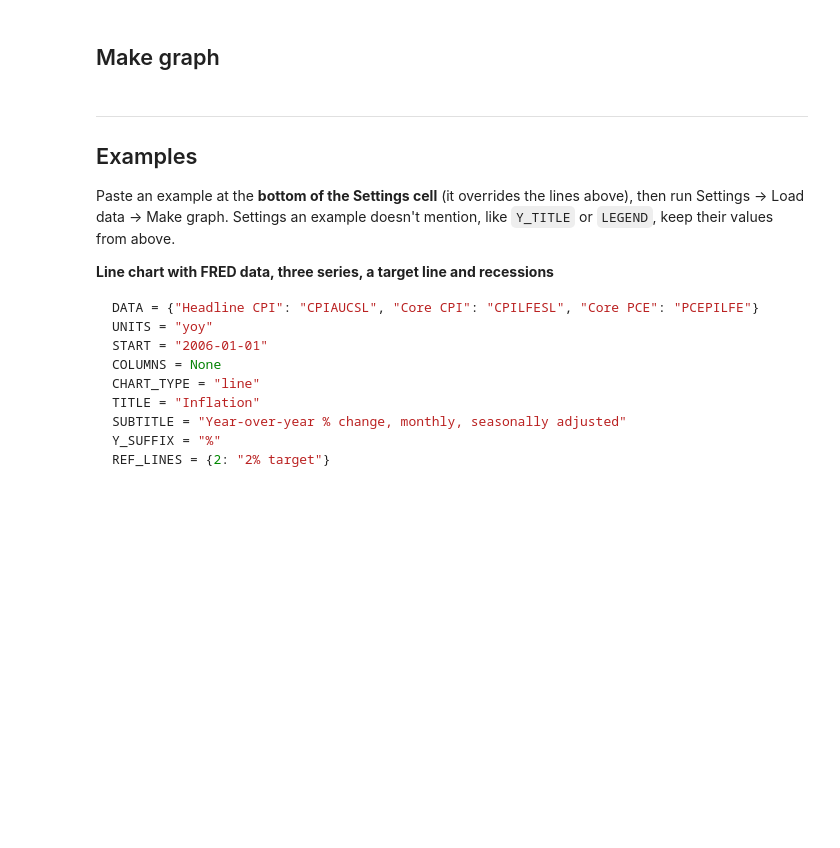
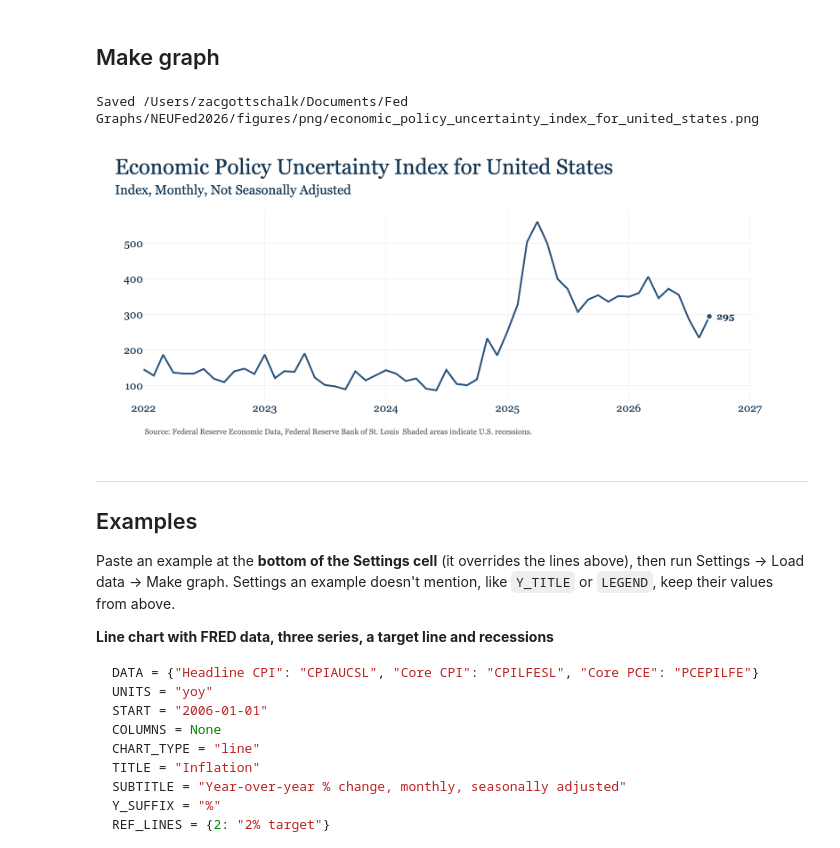
Before and after one commit to ZacG520/NEUFed2026, a Jupyter notebook: make_graph.ipynb, the cells around one changed output. Drawn from its saved outputs; the diff is of its cells as text; code cells hidden in the pictures; blank space fills up the shorter version.

Commit message:
Automation #2 - Post Graphs

```diff
--- a/make_graph.ipynb
+++ b/make_graph.ipynb
@@ -26,17 +26,16 @@ Anything set to `None` uses the default. Options for other chart types or data s
 # ---------------- 1. DATA ----------------
 # FRED: series IDs separated by commas, e.g. "CPIAUCSL, CPILFESL"
 #       or {"Label to show": "SERIES_ID", ...} to name the lines yourself
-# File: a file name in code/data/, e.g. "gdp_contrib.csv" or "hlb_2.xlsx"
-DATA = {"Headline CPI": "CPIAUCSL", "Core CPI": "CPILFESL"}
-
-START = "2015-01-01"          # "YYYY-MM-DD", or None for all data
+# File: a file name in DATA2026, e.g. "gdp_contrib.csv" or "hlb_2.xlsx"
+DATA = [{"Economic Policy Uncertainty Index for United States":"USEPUINDXD"}]
+START = "2022-01-01"          # "YYYY-MM-DD", or None for all data
 END = None
-COLUMNS = None                # which series to keep, e.g. ["Housing", "Core Goods"]; None = all
+COLUMNS = None               # which series to keep, e.g. ["Housing", "Core Goods"]; None = all
                               # a dict renames too: {"ny_fed_1": "NY Fed 1-year"}
 
 # FRED only
-UNITS = "yoy"                 # "level", "change", "yoy_change", "mom", "yoy", "annualized", "log"
-FREQUENCY = None              # None (as published), "m", "q", "a", "w", "d"
+UNITS = "level"                 # "level", "change", "yoy_change", "mom", "yoy", "annualized", "log"
+FREQUENCY = "m"             # None (as published), "m", "q", "a", "w", "d"
 
 # Excel only
 SHEET = None                  # sheet name, or None for the first sheet with data
@@ -44,20 +43,22 @@ SHEET = None                  # sheet name, or None for the first sheet with dat
 # ---------------- 2. CHART ----------------
 CHART_TYPE = "line"           # "line", "contribution", "bar", "dual_axis"
 
-TITLE = "CPI Inflation"
-SUBTITLE = "Year-over-year % change, monthly, seasonally adjusted"
+TITLE = "Economic Policy Uncertainty Index for United States"
+SUBTITLE = "Index, Monthly, Not Seasonally Adjusted"
 Y_TITLE = None                # y-axis title
-SOURCE = "Source: BLS via FRED"
+SOURCE = "Source: Baker, Scott R.; Bloom, Nick; Davis, Steven J. via FRED"
 
 LABELS = None                 # rename series in the legend: {"old name": "new name"}
 COLORS = None                 # {"series": "orange"}; team colors: blue, orange, light_blue, rose, dark_gray
-Y_SUFFIX = "%"                # text after y-axis numbers: "%", " pp", "K" ...
+Y_SUFFIX = ""                # text after y-axis numbers: "%", " pp", "K" ...
 Y_PREFIX = ""                 # text before y-axis numbers: "$"
 DECIMALS = None               # decimals on y-axis/labels; None = automatic
 Y_RANGE = None                # [min, max], None = automatic
 X_FORMAT = None               # date labels: "%Y", "%b %Y", "Q%q %Y"; None = automatic
 
-REF_LINES = {2: "2% target"}  # dashed line(s): 2, [0, 2], {2: "2% target"}, or None
+REF_LINES = None  # dashed line(s): 2, [0, 2], {2: "2% target"}, or None
+VLINES = None               # vertical dashed line(s) at dates: "2020-03-01", ["2020-03-01", "2022-03-01"],
+                              # or {"2022-03-01": "First hike"}
 RECESSIONS = True             # shade U.S. recessions
 END_LABELS = None             # latest value at the end of each line; None = automatic
 LEGEND = None                 # "top", "bottom", "right", "none"; None = automatic
@@ -89,24 +102,27 @@ df.tail()
 # %%
 type_options = {
     "line": {},
     "contribution": {"total": TOTAL},
     "bar": {"mode": BAR_MODE},
     "dual_axis": {"right": RIGHT_AXIS, "y2_title": Y2_TITLE, "y2_suffix": Y2_SUFFIX},
 }.get(CHART_TYPE, {})  # an unknown CHART_TYPE gets a clear error from make_chart below
 
 fig = make_chart(
     df, CHART_TYPE,
     title=TITLE, subtitle=SUBTITLE, y_title=Y_TITLE, source=SOURCE,
     labels=LABELS, colors=COLORS,
     y_suffix=Y_SUFFIX, y_prefix=Y_PREFIX, decimals=DECIMALS, y_range=Y_RANGE, x_format=X_FORMAT,
-    ref_lines=REF_LINES, recessions=RECESSIONS, end_labels=END_LABELS, legend=LEGEND,
+    ref_lines=REF_LINES, vlines=VLINES,recessions=RECESSIONS, end_labels=END_LABELS, legend=LEGEND,
     **type_options,
 )
 
 name = FILE_NAME or re.sub(r"[^a-z0-9]+", "_", TITLE.lower()).strip("_") or "graph"
 png_path = save_png(fig, name, html=SAVE_HTML)
 print(f"Saved {png_path}")
 display(Image(filename=png_path, width=900))  # exactly what the PNG looks like
+# %% [output]
+Saved /Users/zacgottschalk/Documents/Fed Graphs/NEUFed2026/figures/png/economic_policy_uncertainty_index_for_united_states.png
+[figure, added]
 # %% [markdown]
 ---
 ## Examples
```
Also changed, not shown: parts of 1 cell of this notebook, 35 other files.
